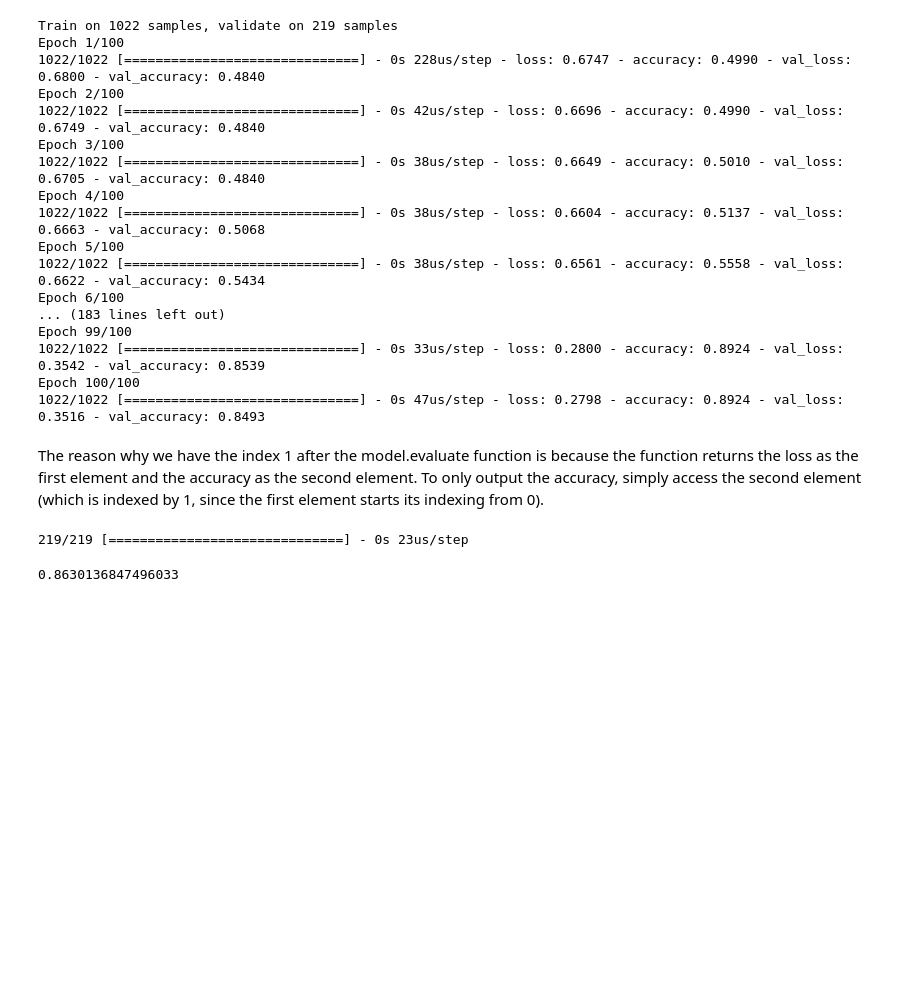
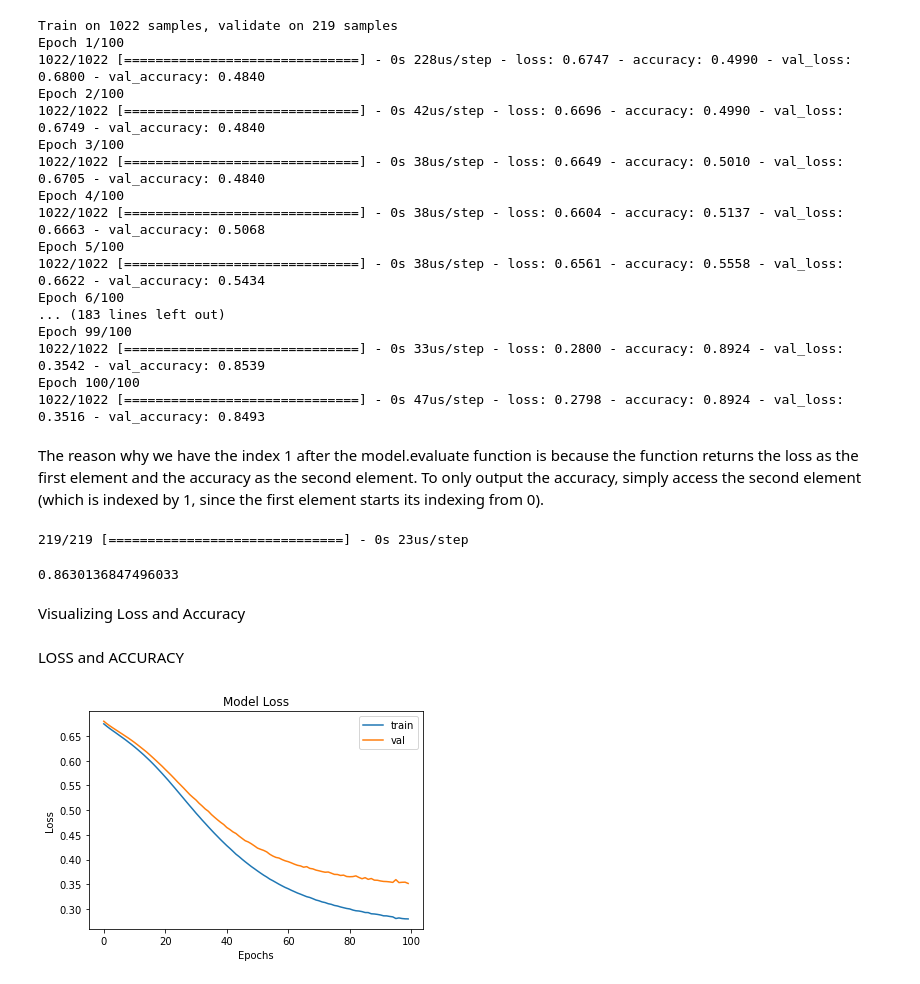
Before and after one commit to sayanroychowdhury07/Neural-Network-Using-Keras, a Jupyter notebook: First Neural Network with Keras.ipynb, the cells around one changed output. Drawn from its saved outputs; the diff is of its cells as text; code cells hidden in the pictures; blank space fills up the shorter version.

```diff
--- a/First Neural Network with Keras.ipynb
+++ b/First Neural Network with Keras.ipynb
@@ -132,3 +132,5 @@ model.evaluate(X_test, Y_test)[1]
 # %% [output]
 219/219 [==============================] - 0s 23us/step
 0.8630136847496033
+# %% [markdown]
+Visualizing Loss and Accuracy
@@ -134,0 +139,12 @@ model.evaluate(X_test, Y_test)[1]
+# %% [markdown]
+LOSS and ACCURACY
+# %%
+plt.plot(hist.history['loss'])
+plt.plot(hist.history['val_loss'])
+plt.ylabel('Loss')
+plt.xlabel('Epochs')
+plt.title('Model Loss')
+plt.legend(['train','val'])
+plt.show()
+# %% [output]
+[figure, added]
```
Also changed, not shown: parts of 17 cells of this notebook.
